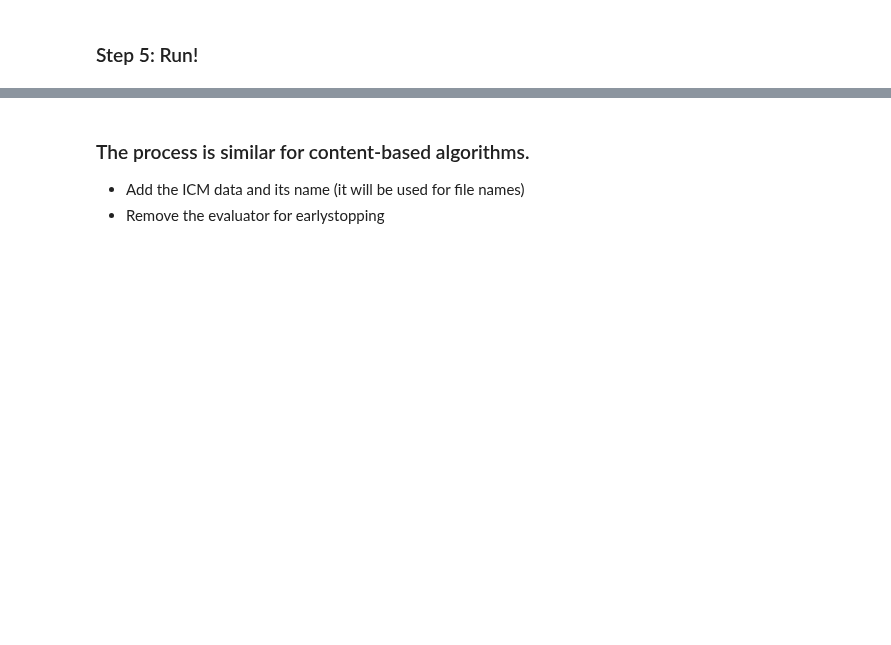
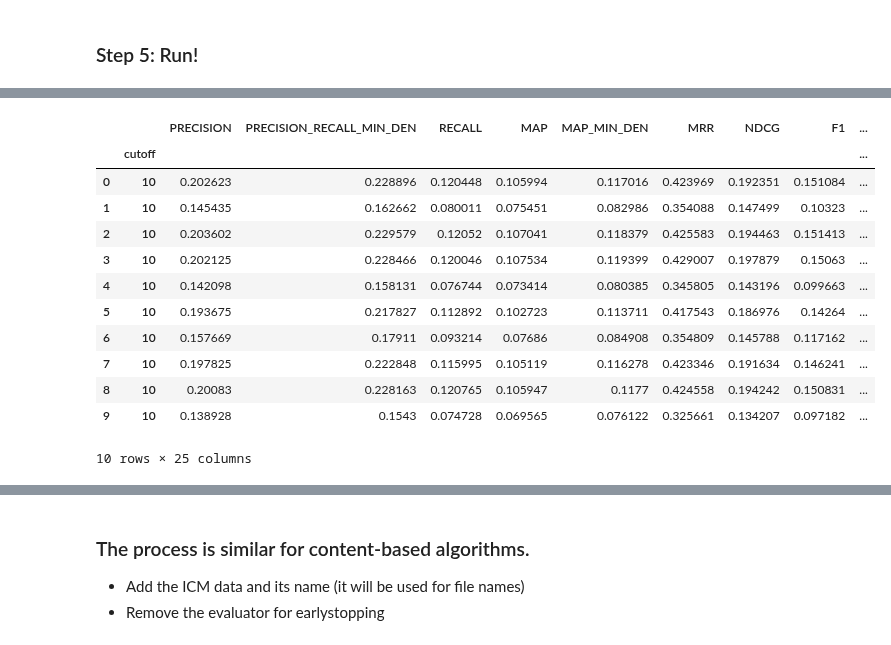
Before and after one commit to MaurizioFD/RecSys_Course_AT_PoliMi, a Jupyter notebook: Practice 09 - Hyperparameter optimization with Skopt.ipynb, the cells around one changed output, grey strips where cells are left out. Saved outputs shown, nothing was run; the diff lists cells and outputs as text; code cells hidden in the pictures; blank space fills up the shorter version.

```diff
--- a/Practice 09 - Hyperparameter optimization with Skopt.ipynb
+++ b/Practice 09 - Hyperparameter optimization with Skopt.ipynb
@@ -182,2 +252,19 @@ hyperparameters_list
+# %%
+result_on_validation_df = search_metadata["result_on_validation_df"]
+result_on_validation_df
+# %% [output]
+|  |  | PRECISION | PRECISION_RECALL_MIN_DEN | RECALL | MAP | MAP_MIN_DEN | MRR | NDCG | F1 | ... |
+|  | cutoff |  |  |  |  |  |  |  |  | ... |
+| 0 | 10 | 0.202623 | 0.228896 | 0.120448 | 0.105994 | 0.117016 | 0.423969 | 0.192351 | 0.151084 | ... |
+| 1 | 10 | 0.145435 | 0.162662 | 0.080011 | 0.075451 | 0.082986 | 0.354088 | 0.147499 | 0.10323 | ... |
+| 2 | 10 | 0.203602 | 0.229579 | 0.12052 | 0.107041 | 0.118379 | 0.425583 | 0.194463 | 0.151413 | ... |
+| 3 | 10 | 0.202125 | 0.228466 | 0.120046 | 0.107534 | 0.119399 | 0.429007 | 0.197879 | 0.15063 | ... |
+| 4 | 10 | 0.142098 | 0.158131 | 0.076744 | 0.073414 | 0.080385 | 0.345805 | 0.143196 | 0.099663 | ... |
+| 5 | 10 | 0.193675 | 0.217827 | 0.112892 | 0.102723 | 0.113711 | 0.417543 | 0.186976 | 0.14264 | ... |
+| 6 | 10 | 0.157669 | 0.17911 | 0.093214 | 0.07686 | 0.084908 | 0.354809 | 0.145788 | 0.117162 | ... |
+| 7 | 10 | 0.197825 | 0.222848 | 0.115995 | 0.105119 | 0.116278 | 0.423346 | 0.191634 | 0.146241 | ... |
+| 8 | 10 | 0.20083 | 0.228163 | 0.120765 | 0.105947 | 0.1177 | 0.424558 | 0.194242 | 0.150831 | ... |
+| 9 | 10 | 0.138928 | 0.1543 | 0.074728 | 0.069565 | 0.076122 | 0.325661 | 0.134207 | 0.097182 | ... |
+10 rows × 25 columns
 # %%
 result_best_on_test = search_metadata["result_on_last"]
```
Also changed, not shown: parts of 39 cells of this notebook.
